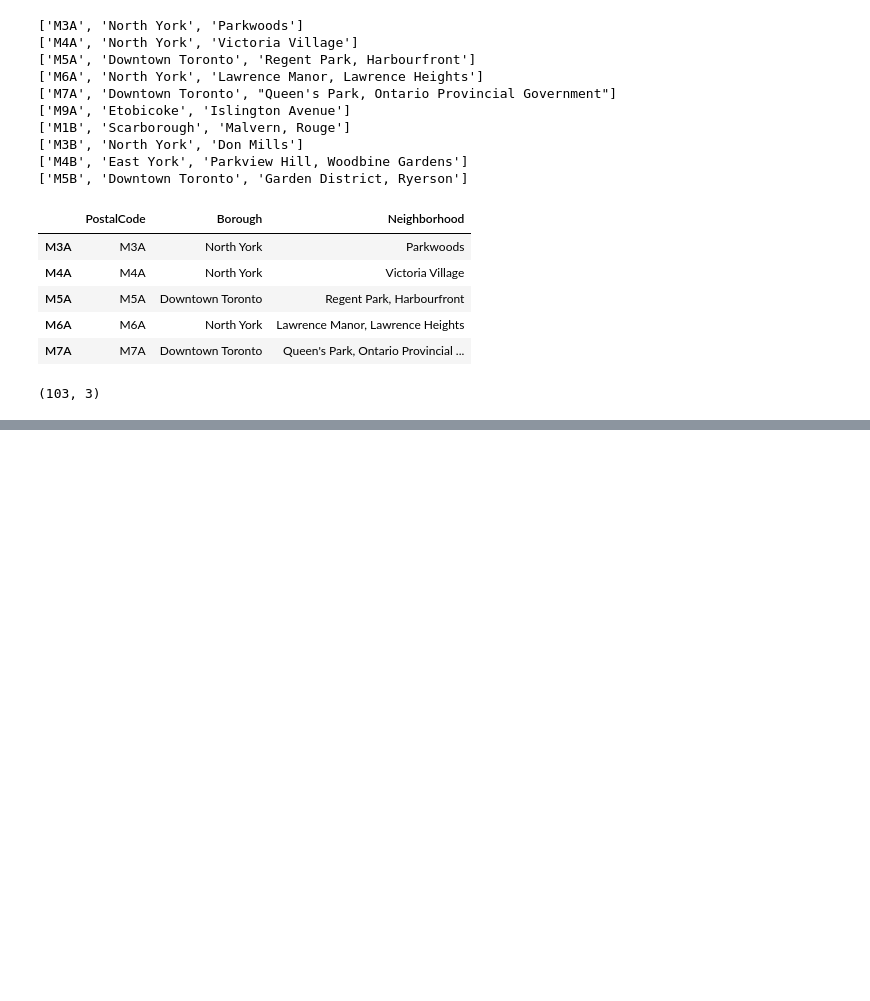
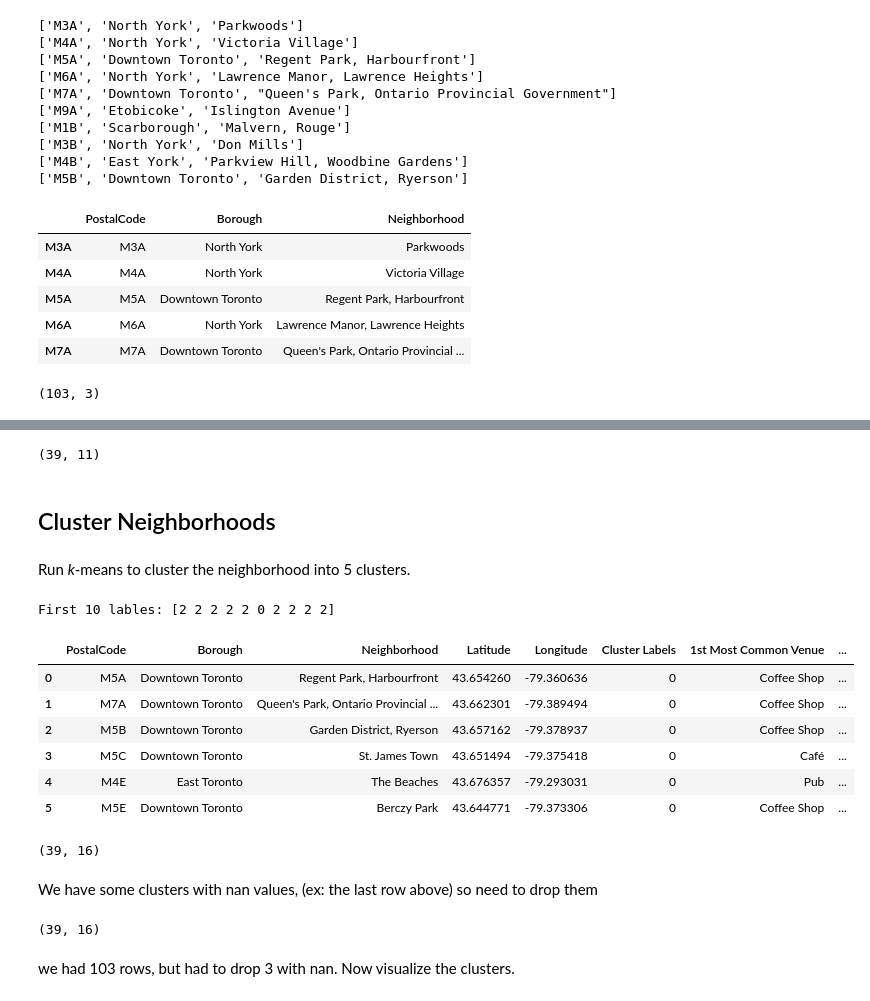
Before and after one commit to adamx97/DataScienceCapstone, a Jupyter notebook: Segment_Cluster_Neighborhoods_Toronto.ipynb, the cells around one changed output, grey strips where cells are left out. Cells and saved outputs as stored; diff of their text form; code cells hidden in the pictures; blank space fills up the shorter version.

```diff
--- a/Segment_Cluster_Neighborhoods_Toronto.ipynb
+++ b/Segment_Cluster_Neighborhoods_Toronto.ipynb
@@ -117,0 +192,7 @@ data.shape
+# %%
+address="Toronto, CA"
+geolocator = Nominatim(user_agent="ca_explorer")
+location = geolocator.geocode(address)
+latitude = location.latitude
+longitude = location.longitude
+print('The geograpical coordinate of Toronto are {}, {}.'.format(latitude, longitude))
@@ -117,0 +338,3 @@ data.shape
+# %%
+toronto_grouped = toronto_onehot.groupby('Neighborhood').mean().reset_index()
+toronto_grouped.head()
@@ -117,0 +422,55 @@ data.shape
+# %%
+neighborhoods_venues_sorted.shape
+# %% [output]
+(39, 11)
+# %% [markdown]
+## Cluster Neighborhoods
+# %% [markdown]
+Run *k*-means to cluster the neighborhood into 5 clusters.
+# %%
+# set number of clusters
+kclusters = 5
+toronto_grouped_clustering = toronto_grouped.drop('Neighborhood', 1)
+#toronto_grouped_clustering.head()
+
+# run k-means clustering
+kmeans = KMeans(n_clusters=kclusters, random_state=0).fit(toronto_grouped_clustering)
+
+# check cluster labels generated for each row in the dataframe
+print ("First 10 lables: {}".format( kmeans.labels_[0:10] ))
+# %% [output]
+First 10 lables: [2 2 2 2 2 0 2 2 2 2]
+# %%
+# add clustering labels
+neighborhoods_venues_sorted.drop('Cluster Labels', 1, inplace=True)
+neighborhoods_venues_sorted.insert(0, 'Cluster Labels', kmeans.labels_)
+
+toronto_merged = toronto_subset
+
+# merge toronto_grouped with toronto_data to add latitude/longitude for each neighborhood
+toronto_merged = toronto_merged.join(neighborhoods_venues_sorted.set_index('Neighborhood'), on='Neighborhood')
+
+toronto_merged.head(6) # check the last columns!
+# %% [output]
+|  | PostalCode | Borough | Neighborhood | Latitude | Longitude | Cluster Labels | 1st Most Common Venue | ... |
+| 0 | M5A | Downtown Toronto | Regent Park, Harbourfront | 43.654260 | -79.360636 | 0 | Coffee Shop | ... |
+| 1 | M7A | Downtown Toronto | Queen's Park, Ontario Provincial ... | 43.662301 | -79.389494 | 0 | Coffee Shop | ... |
+| 2 | M5B | Downtown Toronto | Garden District, Ryerson | 43.657162 | -79.378937 | 0 | Coffee Shop | ... |
+| 3 | M5C | Downtown Toronto | St. James Town | 43.651494 | -79.375418 | 0 | Café | ... |
+| 4 | M4E | East Toronto | The Beaches | 43.676357 | -79.293031 | 0 | Pub | ... |
+| 5 | M5E | Downtown Toronto | Berczy Park | 43.644771 | -79.373306 | 0 | Coffee Shop | ... |
+# %%
+#toronto_merged.dtypes
+toronto_merged.shape
+#print(toronto_merged['Cluster Labels'])
+# %% [output]
+(39, 16)
+# %% [markdown]
+We have some clusters with nan values, (ex: the last row above) so need to drop them
+# %%
+toronto_merged.dropna(subset=['Cluster Labels'], inplace = True)
+toronto_merged.shape
+# %% [output]
+(39, 16)
+# %% [markdown]
+we had 103 rows, but had to drop 3 with nan.  Now visualize the  clusters.
```
Also changed, not shown: parts of 43 cells of this notebook, 2 other files.
